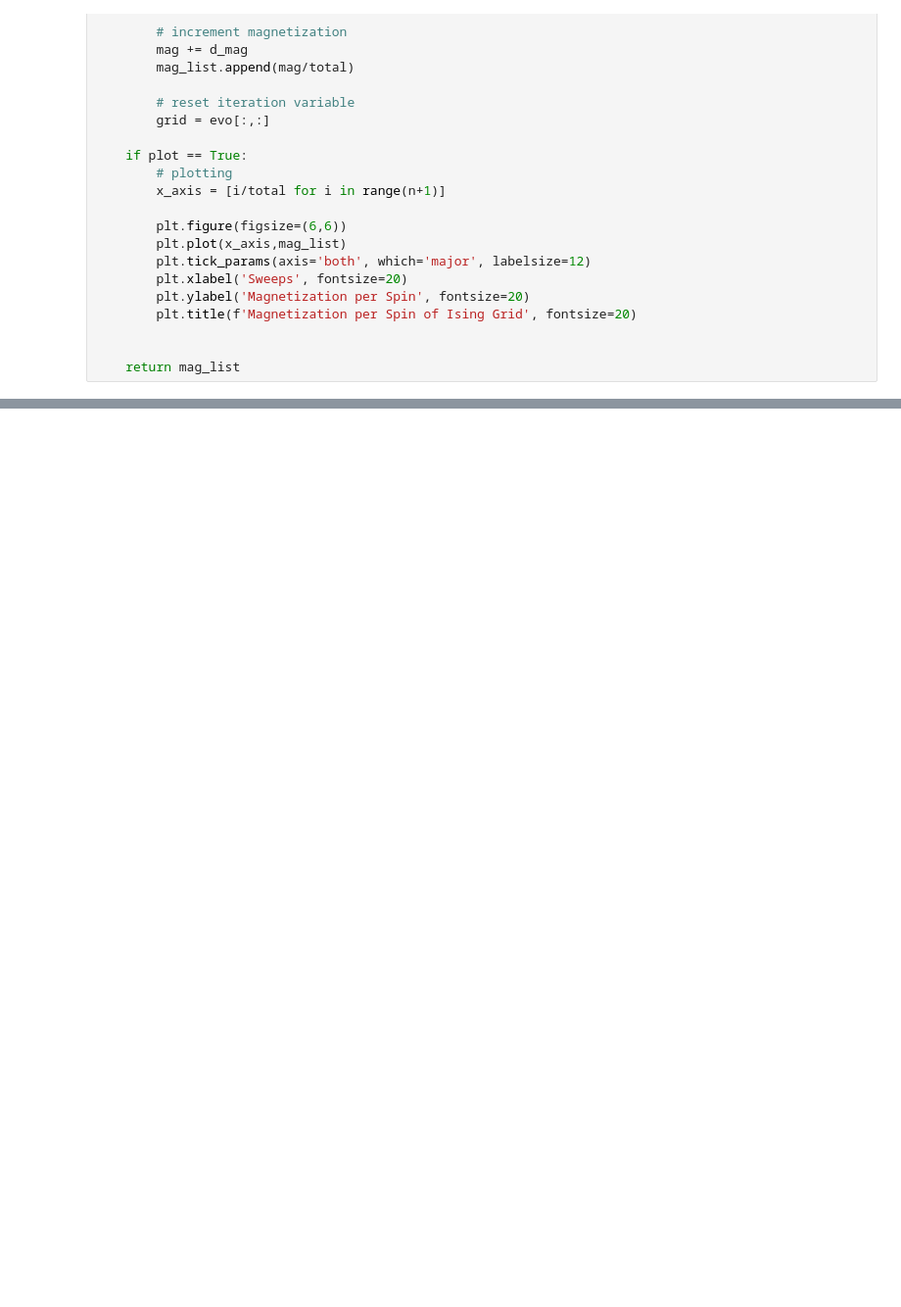
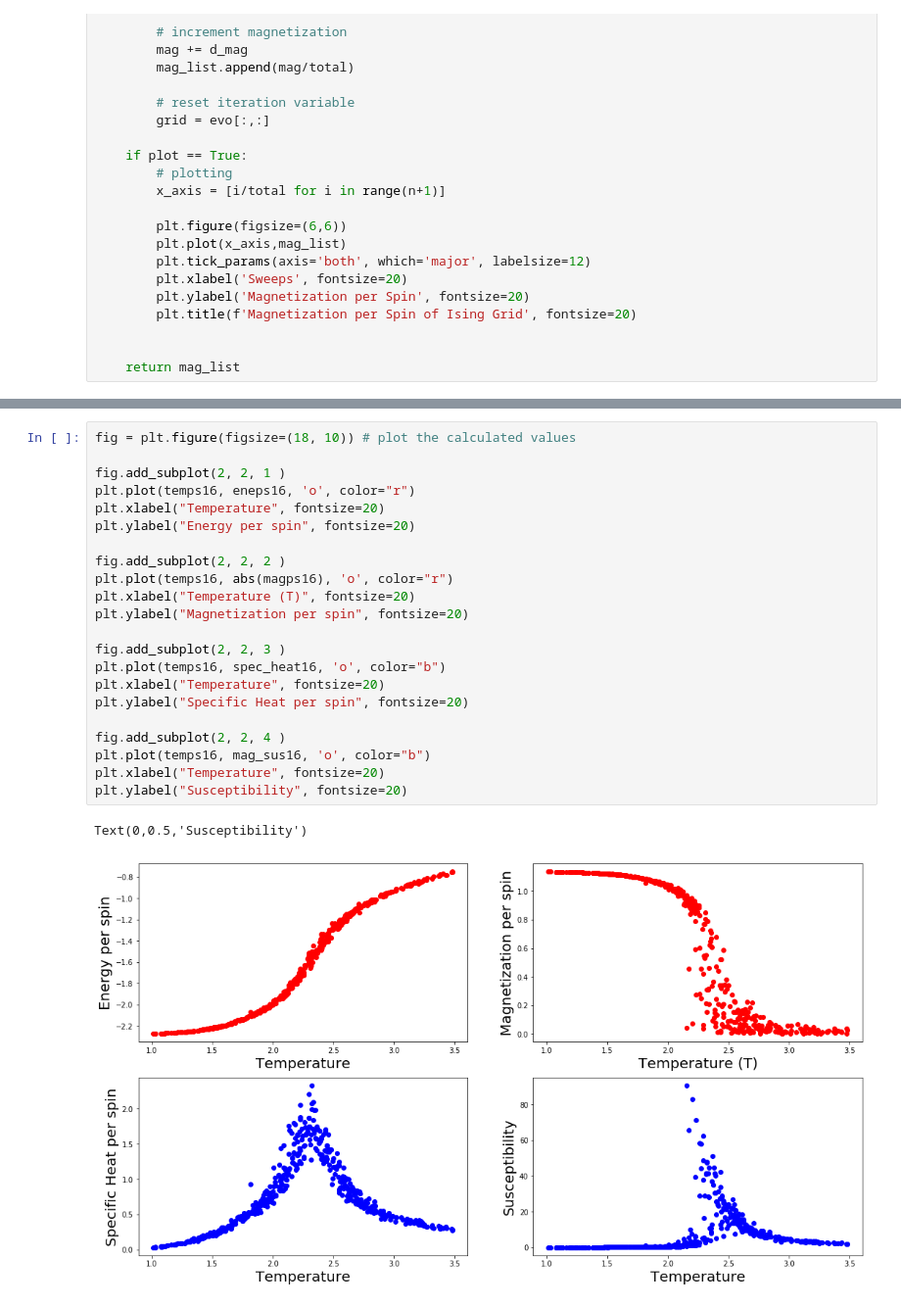
Before and after one commit to kaitshin/PHYSICS113-final-project, a Jupyter notebook: Metropolis.ipynb, the cells around one changed output, grey strips where cells are left out. Shown at 98% size. Drawn from its saved outputs; the diff is of its cells as text; blank space fills up the shorter version.

```diff
--- a/Metropolis.ipynb
+++ b/Metropolis.ipynb
@@ -349,0 +502,25 @@ auto_cor_m(init, test_boltz, 10000)
+# %%
+fig = plt.figure(figsize=(18, 10)) # plot the calculated values
+
+fig.add_subplot(2, 2, 1 )
+plt.plot(temps16, eneps16, 'o', color="r")
+plt.xlabel("Temperature", fontsize=20)
+plt.ylabel("Energy per spin", fontsize=20)
+
+fig.add_subplot(2, 2, 2 )
+plt.plot(temps16, abs(magps16), 'o', color="r")
+plt.xlabel("Temperature (T)", fontsize=20)
+plt.ylabel("Magnetization per spin", fontsize=20)
+
+fig.add_subplot(2, 2, 3 )
+plt.plot(temps16, spec_heat16, 'o', color="b")
+plt.xlabel("Temperature", fontsize=20)
+plt.ylabel("Specific Heat per spin", fontsize=20)
+
+fig.add_subplot(2, 2, 4 )
+plt.plot(temps16, mag_sus16, 'o', color="b")
+plt.xlabel("Temperature", fontsize=20)
+plt.ylabel("Susceptibility", fontsize=20)
+# %% [output]
+Text(0,0.5,'Susceptibility')
+[figure, added]
```
Also changed, not shown: parts of 40 cells of this notebook.
